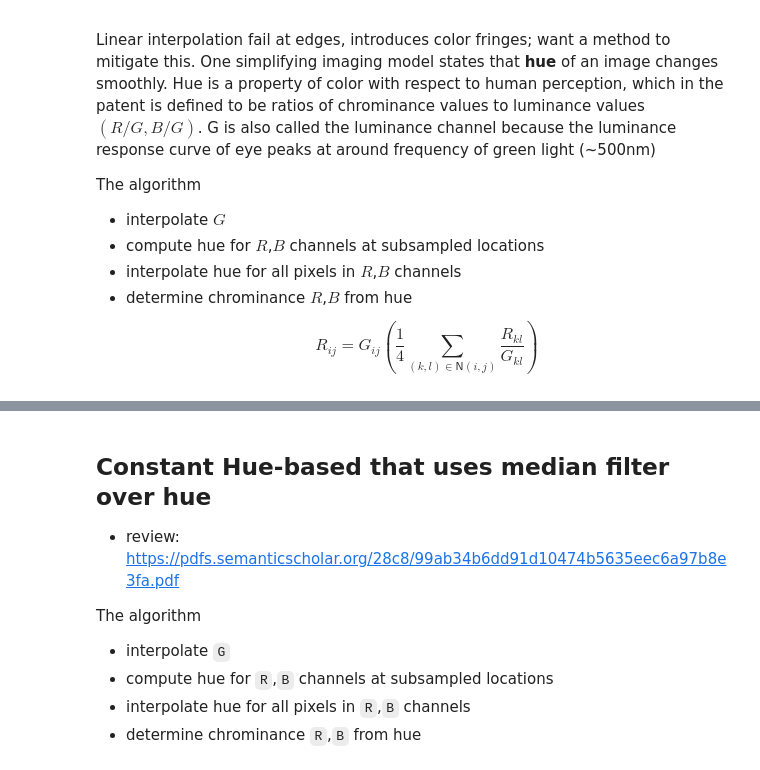
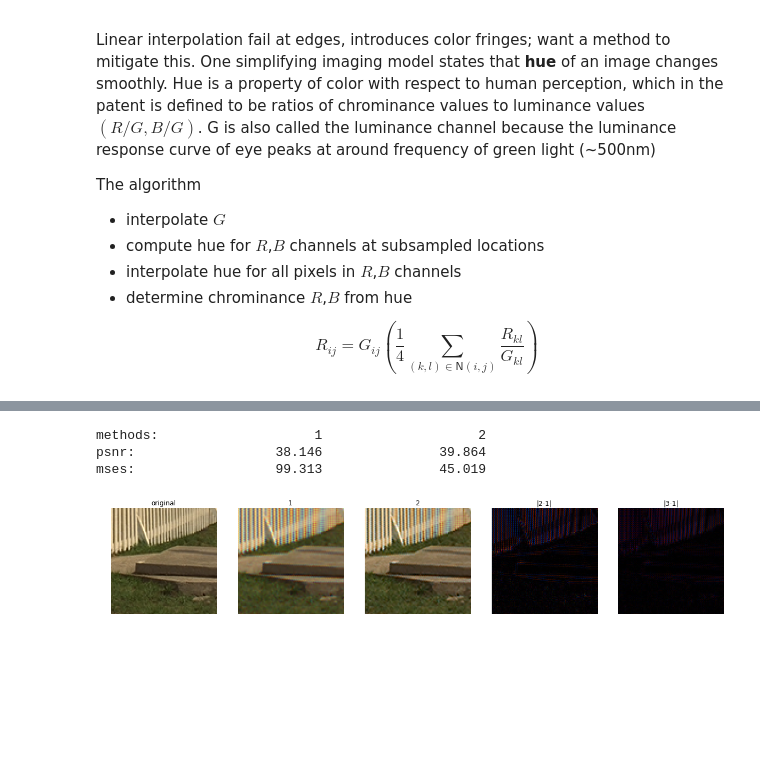
Before and after one commit to tt6746690/cv_project, a Jupyter notebook: notebooks/baseline.ipynb, the cells around one changed output, grey strips where cells are left out. Saved outputs shown, nothing was run; the diff lists cells and outputs as text; code cells hidden in the pictures; blank space fills up the shorter version.

Commit message:
laplacian-corrected interpolation

```diff
--- a/notebooks/baseline.ipynb
+++ b/notebooks/baseline.ipynb
@@ -135,12 +222,8 @@ $$
 # %%
-fs = [dm.demosaic_bilinear, dm.demosaic_smooth_hue]
+fs = [dm.demosaic_bilinear, dm.demosaic_laplacian_corrected]
 dm.demosaic_compare(kodak[18], fs, crop=crop)
+# %% [output]
+methods:                    1                    2
+psnr:                  38.146               39.864
+mses:                  99.313               45.019
+[figure, added]
-# %% [markdown]
-## Constant Hue-based that uses median filter over hue
-- review: https://pdfs.semanticscholar.org/28c8/99ab34b6dd91d10474b5635eec6a97b8e3fa.pdf
-
-The algorithm
-  - interpolate `G`
-  - compute hue for `R`,`B` channels at subsampled locations
-  - interpolate hue for all pixels in `R`,`B` channels
-  - determine chrominance `R`,`B` from hue
```
Also changed, not shown: parts of 16 cells of this notebook, 10 other files.
